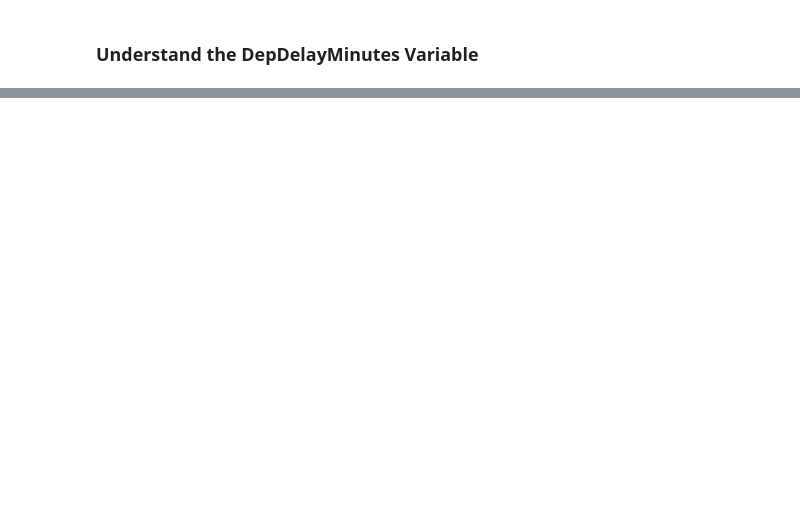
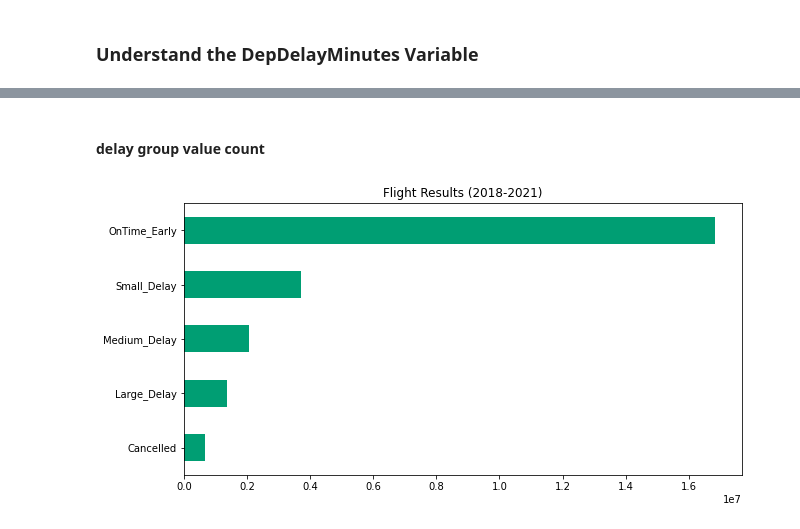
Before and after one commit to syunwi2/Flight_Delay_Prediction, a Jupyter notebook: HM_Flight_Delay_Prediction.ipynb, the cells around one changed output, grey strips where cells are left out. Saved outputs shown, nothing was run; the diff lists cells and outputs as text; code cells hidden in the pictures; blank space fills up the shorter version.

```diff
--- a/HM_Flight_Delay_Prediction.ipynb
+++ b/HM_Flight_Delay_Prediction.ipynb
@@ -105,0 +126,9 @@ plt.show()
+# %%
+df["DelayGroup"] = None
+
+# df.loc: 행 또는 열의 데이터 조회 및 값 설정
+df.loc[df["DepDelayMinutes"] == 0, "DelayGroup"] = "OnTime_Early"
+df.loc[(df["DepDelayMinutes"] > 0) & (df["DepDelayMinutes"] <= 15), "DelayGroup"] = "Small_Delay"
+df.loc[(df["DepDelayMinutes"] > 15) & (df["DepDelayMinutes"] <= 45), "DelayGroup"] = "Medium_Delay"
+df.loc[df["DepDelayMinutes"] > 60, "DelayGroup"] = "Large_Delay"
+df.loc[df["Cancelled"], "DelayGroup"] = "Cancelled"
@@ -105,0 +144,9 @@ plt.show()
+# %% [markdown]
+#### delay group value count
+# %%
+df["DelayGroup"].value_counts(ascending=True).plot(
+    kind="barh", figsize=(10, 5), color=pal[1], title="Flight Results (2018-2021)"
+)
+plt.show()
+# %% [output]
+[figure, added]
```
Also changed, not shown: parts of 13 cells of this notebook.
